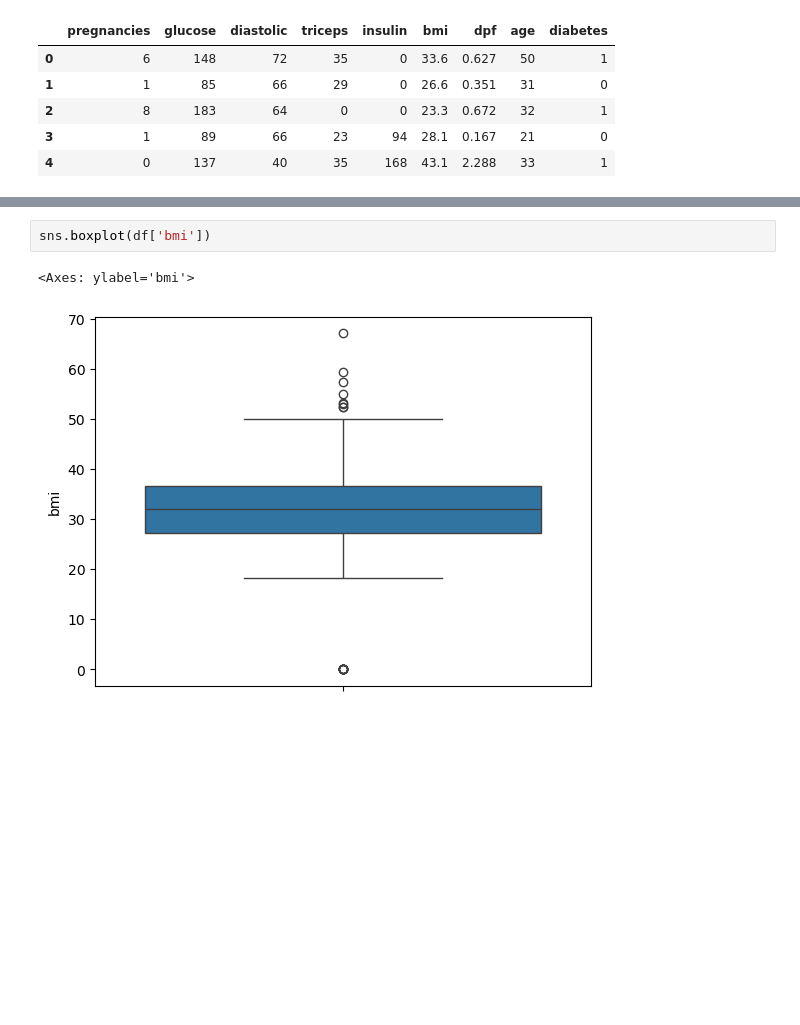
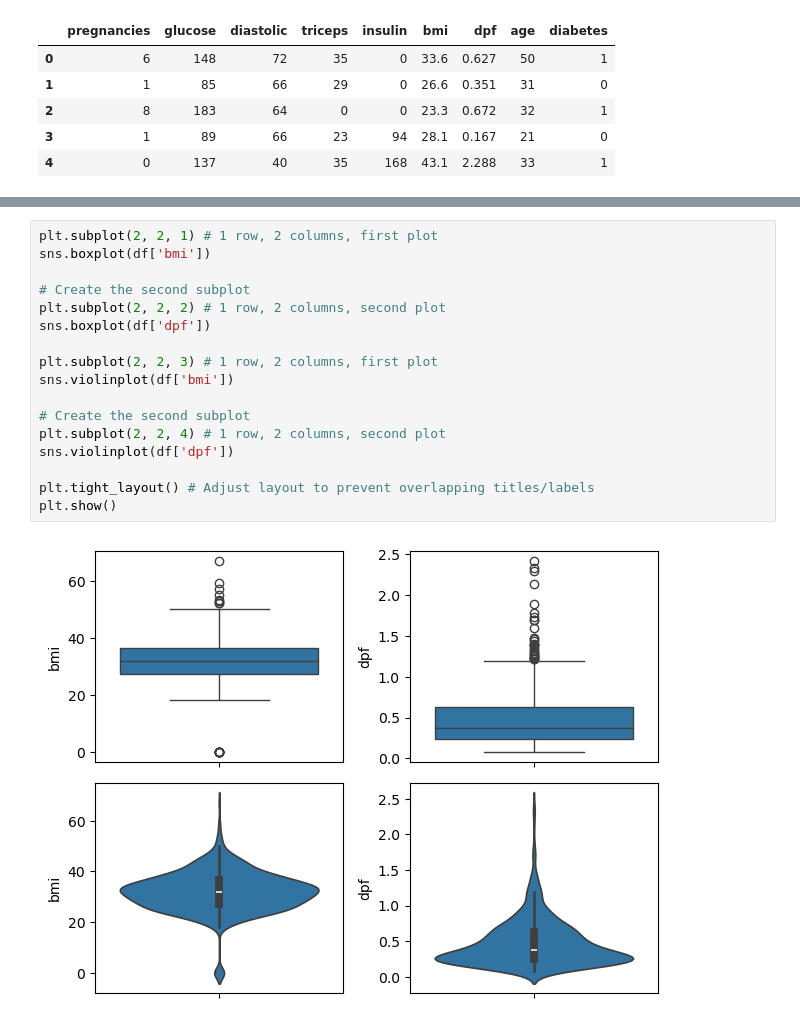
Before and after one commit to dashbikash/aiml-notebooks, a Jupyter notebook: dataclean/Outlier Handling.ipynb, the cells around one changed output, grey strips where cells are left out. Cells and saved outputs as stored; diff of their text form; blank space fills up the shorter version.

```diff
--- a/dataclean/Outlier Handling.ipynb
+++ b/dataclean/Outlier Handling.ipynb
@@ -58,6 +89,20 @@ dtype('float64')
 # %%
+plt.subplot(2, 2, 1) # 1 row, 2 columns, first plot
 sns.boxplot(df['bmi'])
+
+# Create the second subplot
+plt.subplot(2, 2, 2) # 1 row, 2 columns, second plot
+sns.boxplot(df['dpf'])
+
+plt.subplot(2, 2, 3) # 1 row, 2 columns, first plot
+sns.violinplot(df['bmi'])
+
+# Create the second subplot
+plt.subplot(2, 2, 4) # 1 row, 2 columns, second plot
+sns.violinplot(df['dpf'])
+
+plt.tight_layout() # Adjust layout to prevent overlapping titles/labels
+plt.show()
 # %% [output]
-<Axes: ylabel='bmi'>
-[figure, old version]
+[figure, new version]
 # %%
```
Also changed, not shown: parts of 18 cells of this notebook.
